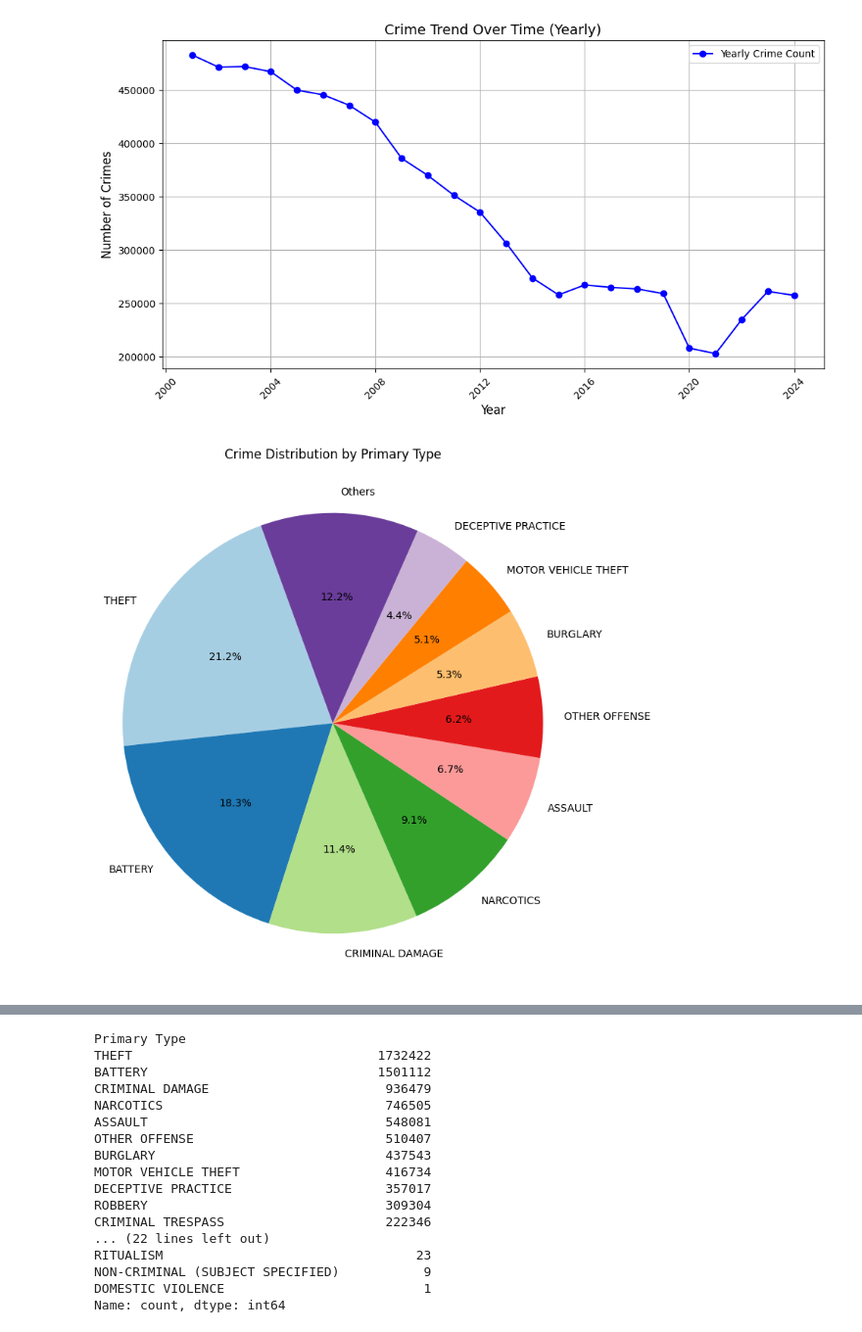
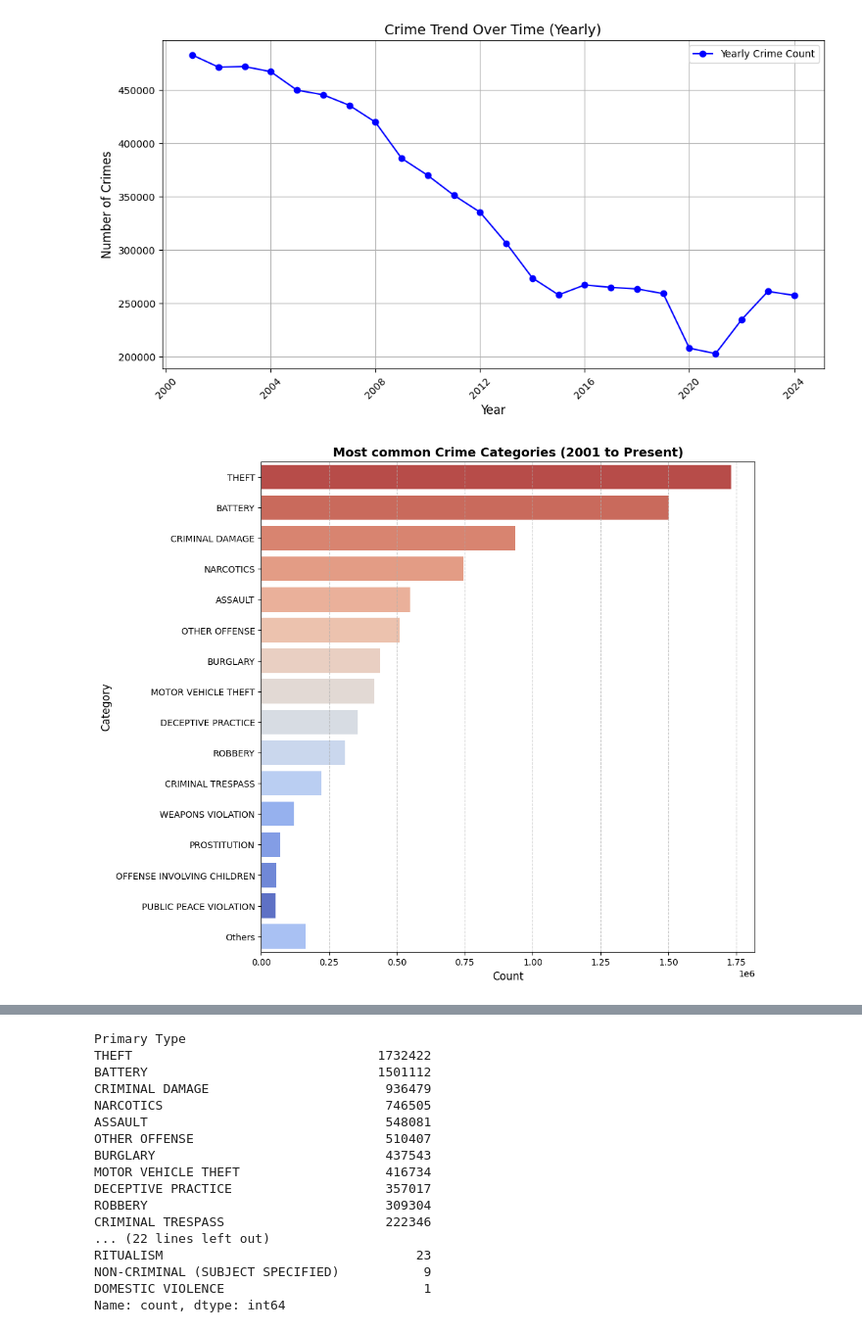
Before and after one commit to com-480-data-visualization/SafetyFirst, a Jupyter notebook: milestone1/antonio_eda.ipynb, the cells around one changed output, grey strips where cells are left out. Shown at 98% size. Cells and saved outputs as stored; diff of their text form; code cells hidden in the pictures.

Commit message:
Updated plots.

```diff
--- a/milestone1/antonio_eda.ipynb
+++ b/milestone1/antonio_eda.ipynb
@@ -79,23 +51,40 @@ plt.legend()
 plt.show()
 # %% [output]
 [figure]
-# %%
-import matplotlib.pyplot as plt
-
-# Group by Primary Type and count occurrences
-crime_counts = dataset["Primary Type"].value_counts()
-
-# Optional: Show only top 10 crime types for readability
-top_crimes = crime_counts[:9]
-top_crimes["Others"] = crime_counts.iloc[9:].sum()
-
-# Plot the pie chart
-plt.figure(figsize=(8, 9))
-plt.pie(top_crimes, labels=top_crimes.index, autopct="%1.1f%%", startangle=110, colors=plt.cm.Paired.colors)
-
-# Formatting
-plt.title("Crime Distribution by Primary Type")
-plt.axis("equal")  # Ensures pie is a circle
-plt.show()
-# %% [output]
-[figure, removed]
+# %%
+import seaborn as sns
+
+# Group by Primary Type and count occurrences
+crime_counts = dataset["Primary Type"].value_counts()
+
+# Optional: Show only top 10 crime types for readability
+top_crimes = crime_counts[:15]
+top_crimes["Others"] = crime_counts[15:].sum()
+
+category_order = top_crimes.index
+
+
+# Create the sorted horizontal count plot with the correct method
+plt.figure(figsize=(10, 10))
+ax = sns.barplot(
+    x=top_crimes.values,
+    y=top_crimes.index,
+    order=category_order,
+    hue=top_crimes.values,
+    orient="h",
+    legend=False,
+    palette=sns.color_palette("coolwarm", len(category_order))
+)
+
+# Add grid for better readability
+plt.grid(axis='x', linestyle='--', alpha=0.7)
+
+# Improve labels and title
+plt.xlabel('Count', fontsize=12)
+plt.ylabel('Category', fontsize=12)
+plt.title('Most common Crime Categories (2001 to Present)', fontsize=14, fontweight='bold')
+
+# Show the plot
+plt.show()
+# %% [output]
+[figure, added]
```
Also changed, not shown: parts of 14 cells of this notebook.
